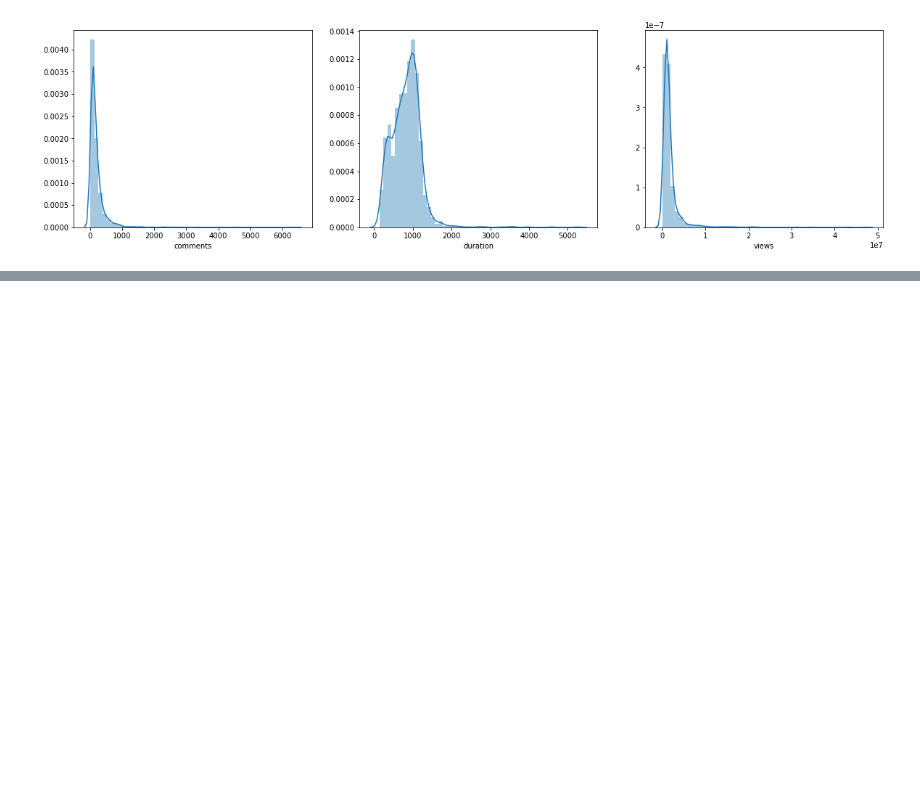
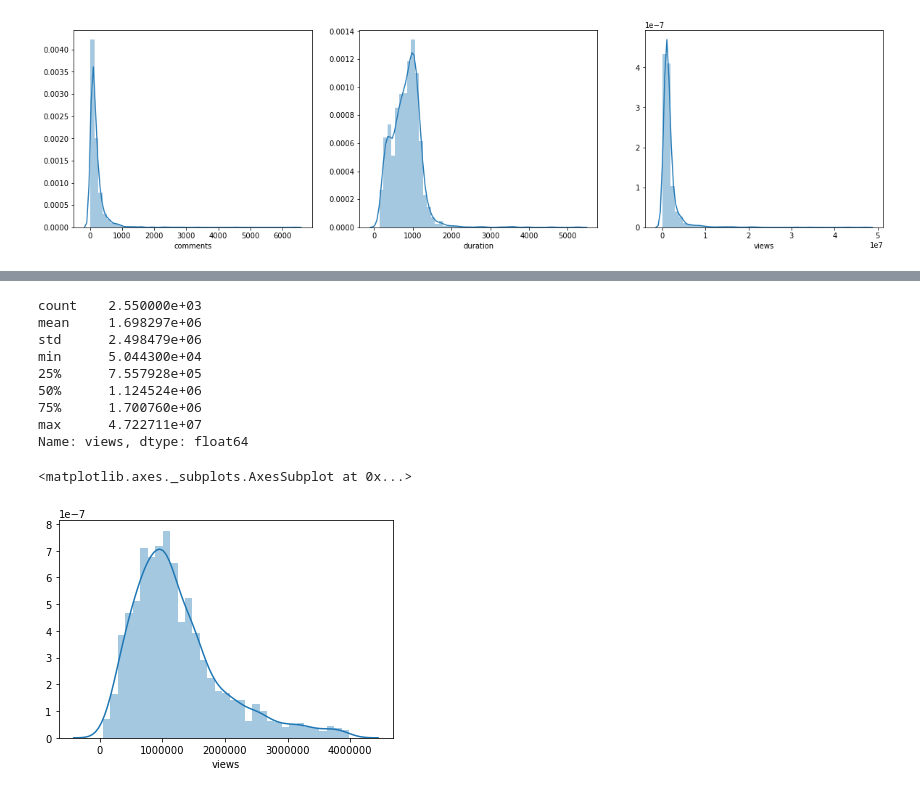
Before and after one commit to LeDuySon/tedtalkEDA, a Jupyter notebook: Tedtalk.ipynb, the cells around one changed output, grey strips where cells are left out. Saved outputs shown, nothing was run; the diff lists cells and outputs as text; code cells hidden in the pictures; blank space fills up the shorter version.

```diff
--- a/Tedtalk.ipynb
+++ b/Tedtalk.ipynb
@@ -132,0 +157,15 @@ df["ratings"].values[0]
+# %%
+print(df["views"].describe())
+sns.distplot(df[df["views"] < 0.4e7]["views"])
+# %% [output]
+count    2.550000e+03
+mean     1.698297e+06
+std      2.498479e+06
+min      5.044300e+04
+25%      7.557928e+05
+50%      1.124524e+06
+75%      1.700760e+06
+max      4.722711e+07
+Name: views, dtype: float64
+<matplotlib.axes._subplots.AxesSubplot at 0x...>
+[figure, added]
```
Also changed, not shown: parts of 28 cells of this notebook, 1 other file.
